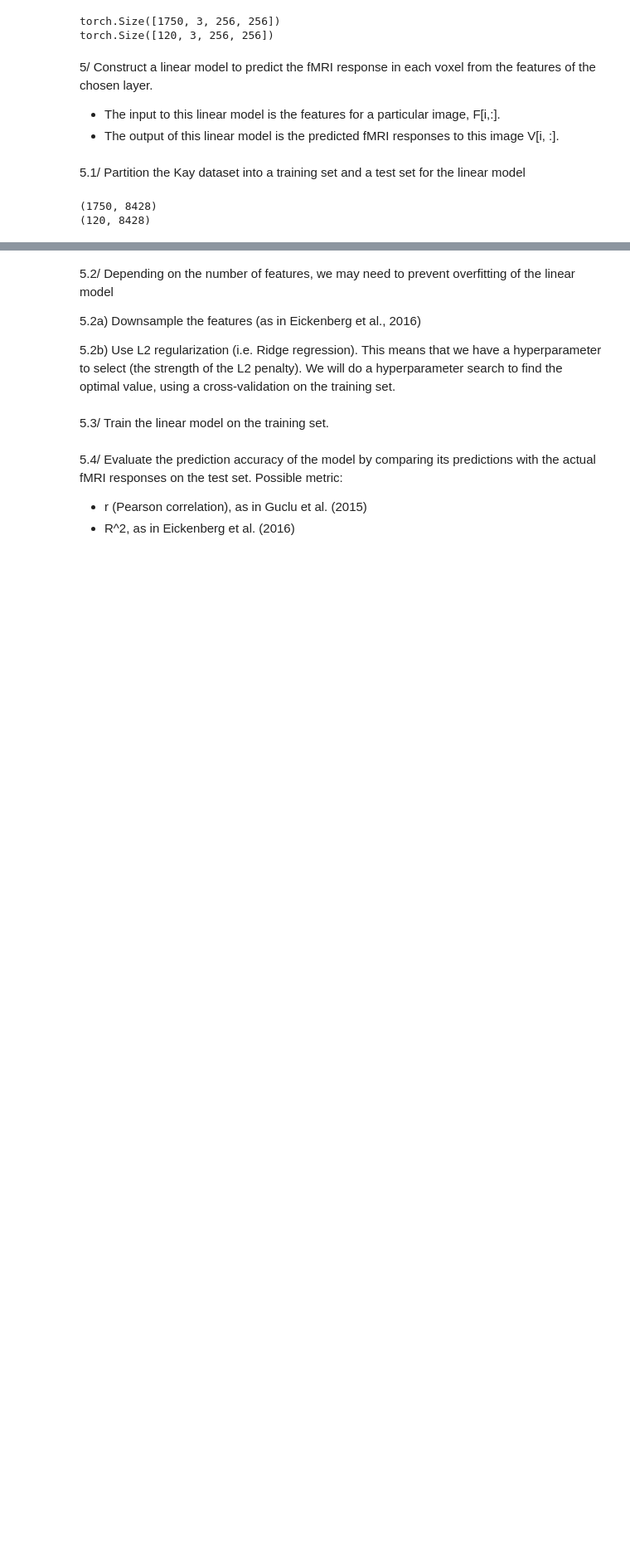
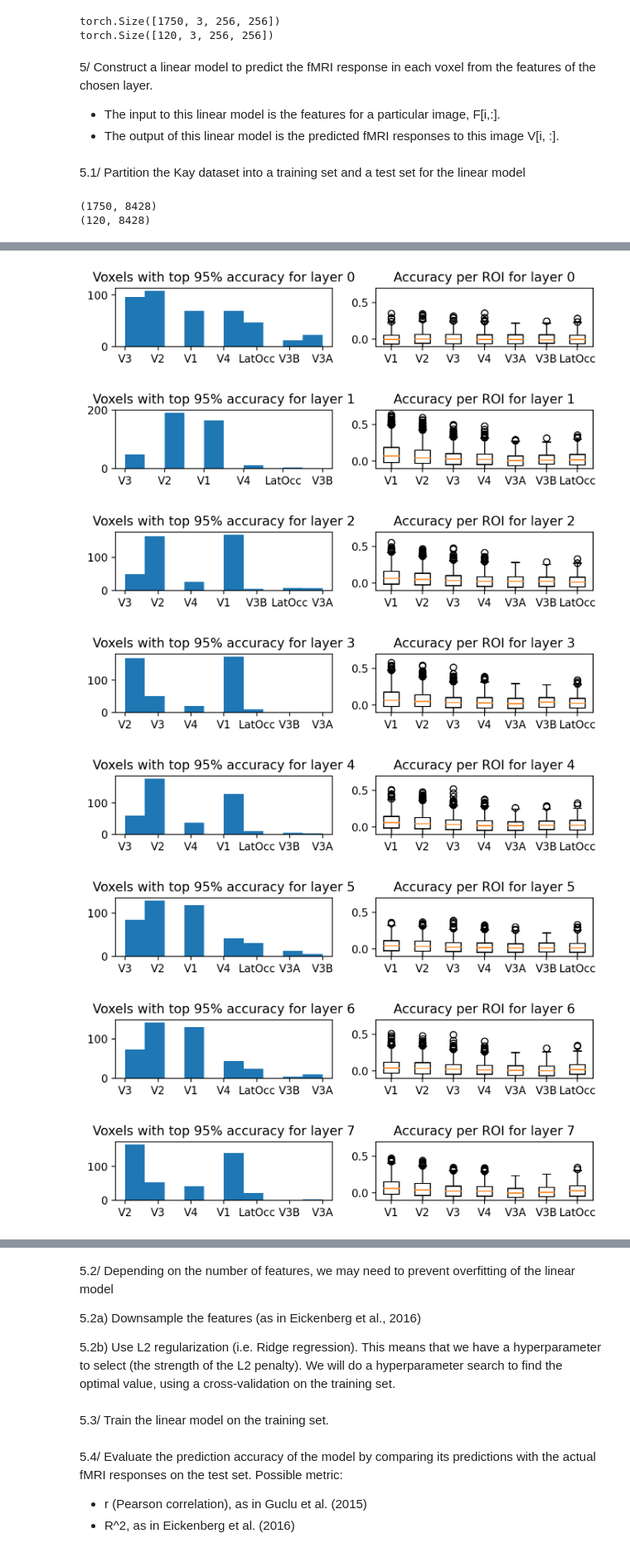
Before and after one commit to cedricfoucault/NMA-DL2021_deepfMRI, a Jupyter notebook: build_encoding_model.ipynb, the cells around one changed output, grey strips where cells are left out. Shown at 83% size. Cells and saved outputs as stored; diff of their text form; code cells hidden in the pictures; blank space fills up the shorter version.

```diff
--- a/build_encoding_model.ipynb
+++ b/build_encoding_model.ipynb
@@ -1313,0 +1334,40 @@ new num. of features:  1536
+# %%
+# Histogram of top 95% accuracies across voxels and accuracy per ROI for each layer
+
+for i in range(len(corr_coeffs_test_by_layer)):
+  corr_coeffs_test = corr_coeffs_test_by_layer[i]
+  # Retrieve the indices of the voxels which are in the top q percentile of the distribution of accuracies
+  threshold_percentile = 95
+  threshold_corr_coeff = scipy.stats.scoreatpercentile(corr_coeffs_test, threshold_percentile)
+  indices = np.arange(len(corr_coeffs_test))
+  indices_above_threshold = indices[corr_coeffs_test > threshold_corr_coeff]
+  # print(corr_coeffs_test[indices_above_threshold])
+
+  roi_names_of_voxels_above_threshold = roi_names_per_voxel_index[indices_above_threshold]
+
+  # Corr coeffs for each ROI
+  V1_corr_coeffs = corr_coeffs_test[roi_names_per_voxel_index == "V1"]
+  V2_corr_coeffs = corr_coeffs_test[roi_names_per_voxel_index == "V2"]
+  V3_corr_coeffs = corr_coeffs_test[roi_names_per_voxel_index == "V3"]
+  V4_corr_coeffs = corr_coeffs_test[roi_names_per_voxel_index == "V4"]
+  V3A_corr_coeffs = corr_coeffs_test[roi_names_per_voxel_index == "V3A"]
+  LatOcc_corr_coeffs = corr_coeffs_test[roi_names_per_voxel_index == "LatOcc"]
+  V3B_corr_coeffs = corr_coeffs_test[roi_names_per_voxel_index == "V3B"]
+
+  # Plot results by ROI
+  fig, axes = plt.subplots(1, 2, figsize=(8,1), dpi=200)
+  axes[0].hist(roi_names_of_voxels_above_threshold)
+  axes[0].set_title(f"Voxels with top {threshold_percentile}% accuracy for layer {i}")
+  axes[1].boxplot([V1_corr_coeffs, V2_corr_coeffs, V3_corr_coeffs, V4_corr_coeffs, V3A_corr_coeffs, V3B_corr_coeffs, LatOcc_corr_coeffs],
+                  labels=["V1", "V2", "V3", "V4", "V3A", "V3B", "LatOcc"])
+  axes[1].set_title(f"Accuracy per ROI for layer {i}")
+  axes[1].set_ylim(-0.1,0.7)
+# %% [output]
+[figure, added]
+[figure, added]
+[figure, added]
+[figure, added]
+[figure, added]
+[figure, added]
+[figure, added]
+[figure, added]
```
Also changed, not shown: parts of 5 cells of this notebook.
